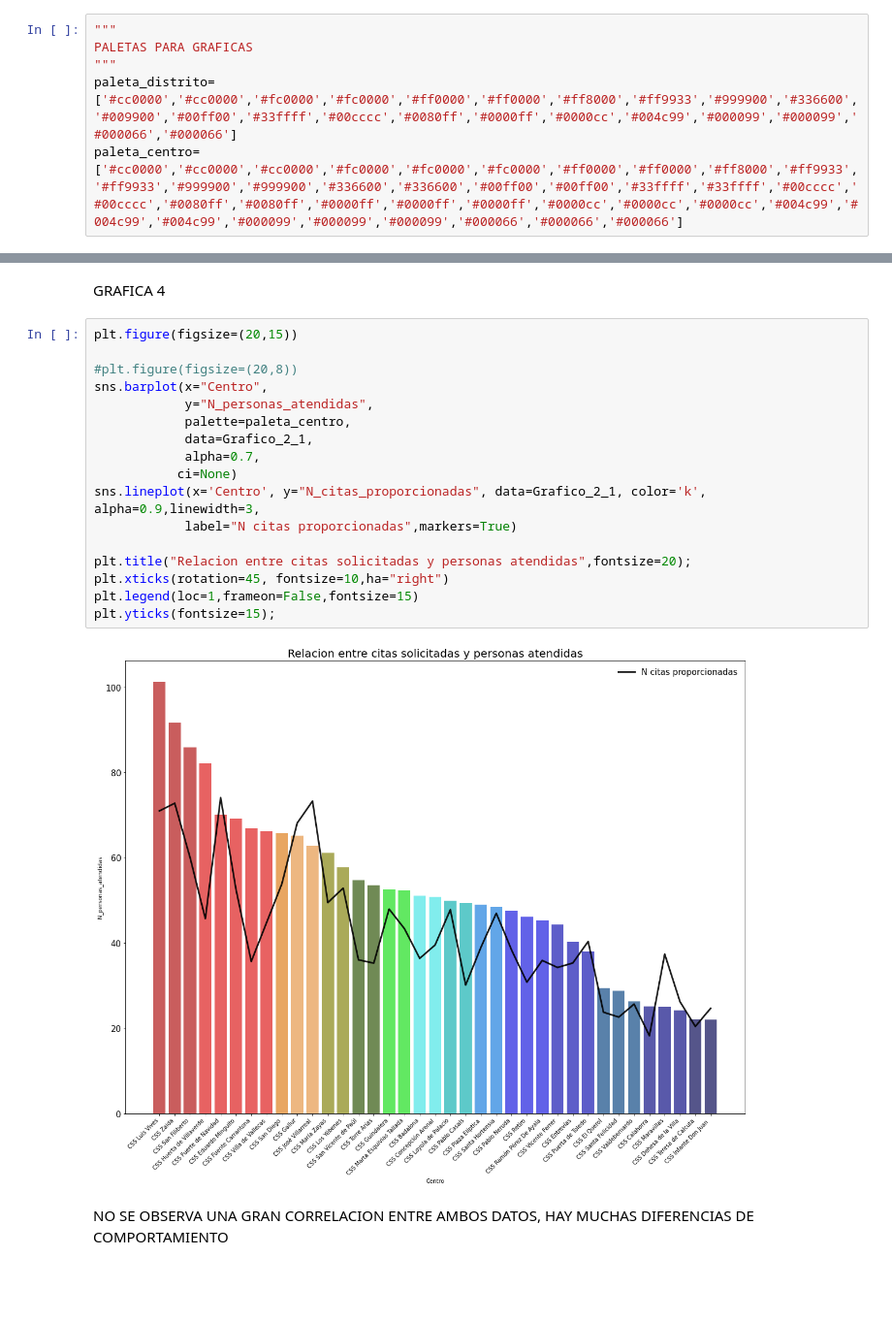
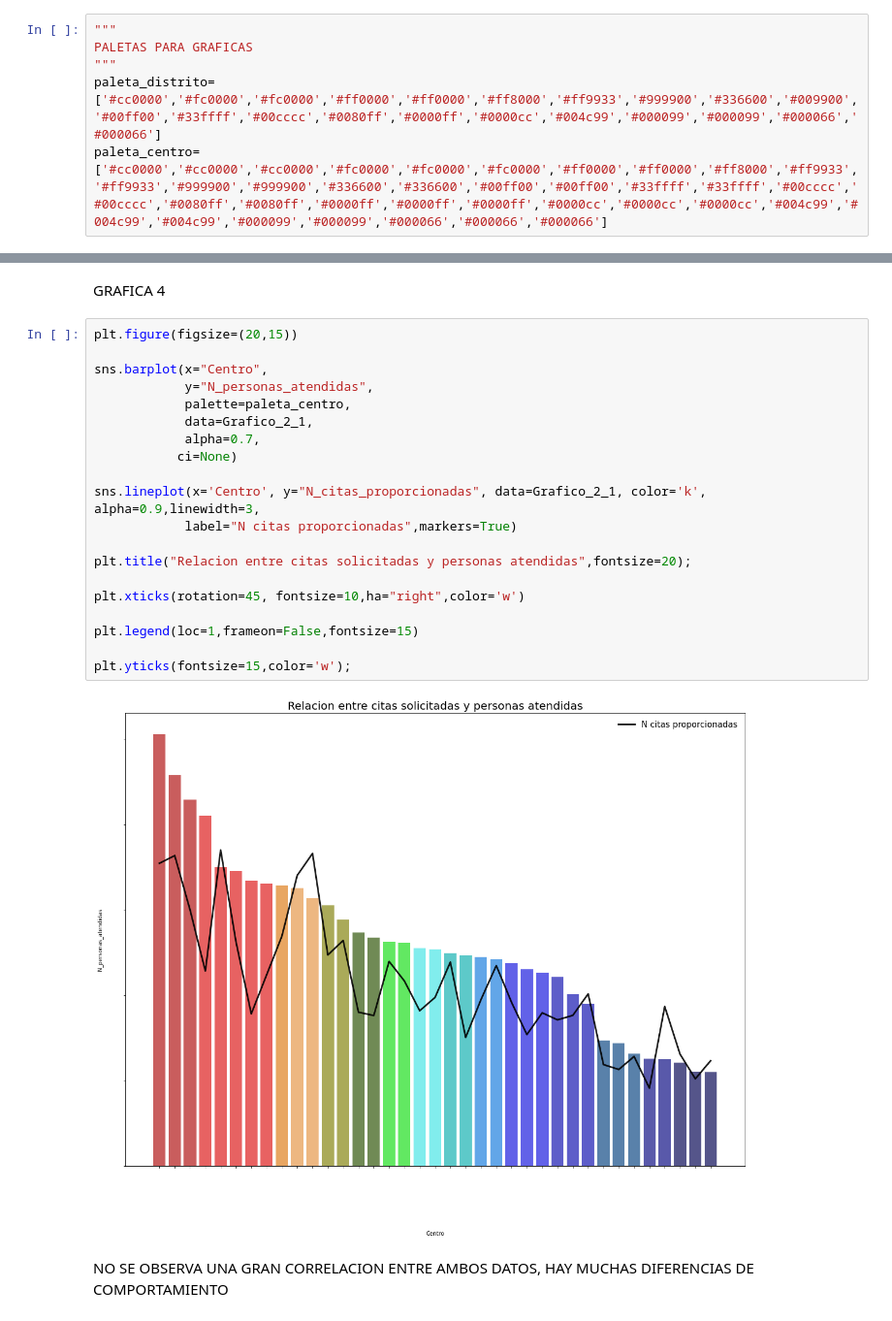
Before and after one commit to 75Engel/EDA_saturacion_centros_Servicios_Sociales_Ayto_Madrid, a Jupyter notebook: Javier_Tenorio_EDA.ipynb, the cells around one changed output, grey strips where cells are left out. Shown at 97% size. Cells and saved outputs as stored; diff of their text form; blank space fills up the shorter version.

```diff
--- a/Javier_Tenorio_EDA.ipynb
+++ b/Javier_Tenorio_EDA.ipynb
@@ -22,5 +31,5 @@ import matplotlib.pyplot as plt
 """
 PALETAS PARA GRAFICAS
 """
-paleta_distrito=['#cc0000','#cc0000','#fc0000','#fc0000','#ff0000','#ff0000','#ff8000','#ff9933','#999900','#336600','#009900','#00ff00','#33ffff','#00cccc','#0080ff','#0000ff','#0000cc','#004c99','#000099','#000099','#000066','#000066']
-paleta_centro=['#cc0000','#cc0000','#cc0000','#fc0000','#fc0000','#fc0000','#ff0000','#ff0000','#ff8000','#ff9933','#ff9933','#999900','#999900','#336600','#336600','#00ff00','#00ff00','#33ffff','#33ffff','#00cccc','#00cccc','#0080ff','#0080ff','#0000ff','#0000ff','#0000ff','#0000cc','#0000cc','#0000cc','#004c99','#004c99','#004c99','#000099','#000099','#000099','#000066','#000066','#000066']
+paleta_distrito=['#cc0000','#fc0000','#fc0000','#ff0000','#ff0000','#ff8000','#ff9933','#999900','#336600','#009900','#00ff00','#33ffff','#00cccc','#0080ff','#0000ff','#0000cc','#004c99','#000099','#000099','#000066','#000066']
+paleta_centro=['#cc0000','#cc0000','#cc0000','#fc0000','#fc0000','#fc0000','#ff0000','#ff0000','#ff8000','#ff9933','#ff9933','#999900','#999900','#336600','#336600','#00ff00','#00ff00','#33ffff','#33ffff','#00cccc','#00cccc','#0080ff','#0080ff','#0000ff','#0000ff','#0000ff','#0000cc','#0000cc','#0000cc','#004c99','#004c99','#004c99','#000099','#000099','#000066','#000066','#000066']
@@ -490,22 +547,25 @@ GRAFICA 4
 # %%
 plt.figure(figsize=(20,15))
 
-#plt.figure(figsize=(20,8))
 sns.barplot(x="Centro",
             y="N_personas_atendidas",
             palette=paleta_centro,
             data=Grafico_2_1,
             alpha=0.7,
            ci=None)
+
 sns.lineplot(x='Centro', y="N_citas_proporcionadas", data=Grafico_2_1, color='k', alpha=0.9,linewidth=3,
             label="N citas proporcionadas",markers=True)
 
 plt.title("Relacion entre citas solicitadas y personas atendidas",fontsize=20);
-plt.xticks(rotation=45, fontsize=10,ha="right")
+
+plt.xticks(rotation=45, fontsize=10,ha="right",color='w')
+
 plt.legend(loc=1,frameon=False,fontsize=15)
-plt.yticks(fontsize=15);
+
+plt.yticks(fontsize=15,color='w');
 # %% [output]
-[figure, old version]
+[figure, new version]
 # %% [markdown]
 NO SE OBSERVA UNA GRAN CORRELACION ENTRE AMBOS DATOS, HAY MUCHAS DIFERENCIAS DE COMPORTAMIENTO
 # %% [markdown]
```
Also changed, not shown: parts of 27 cells of this notebook, 11 other files.
